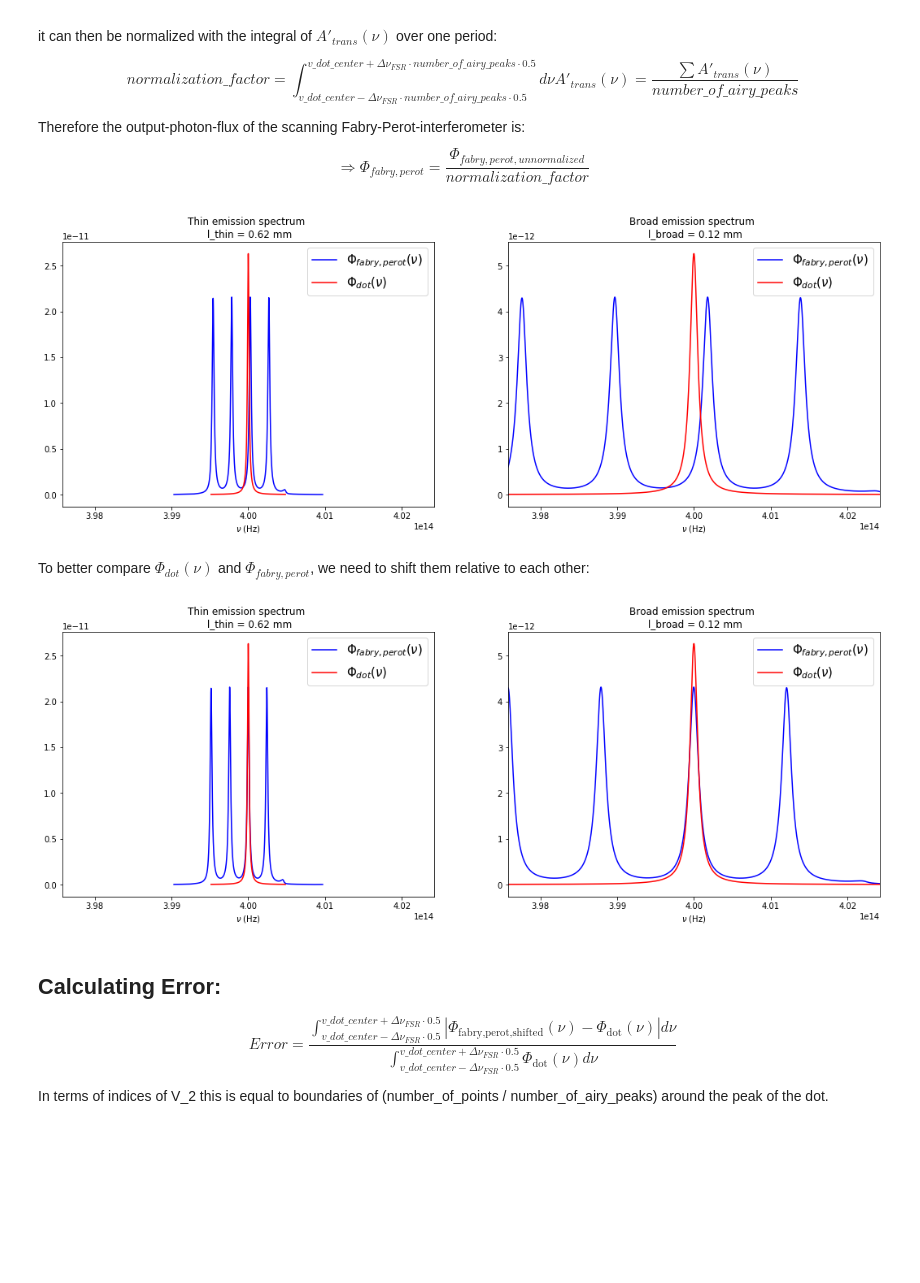
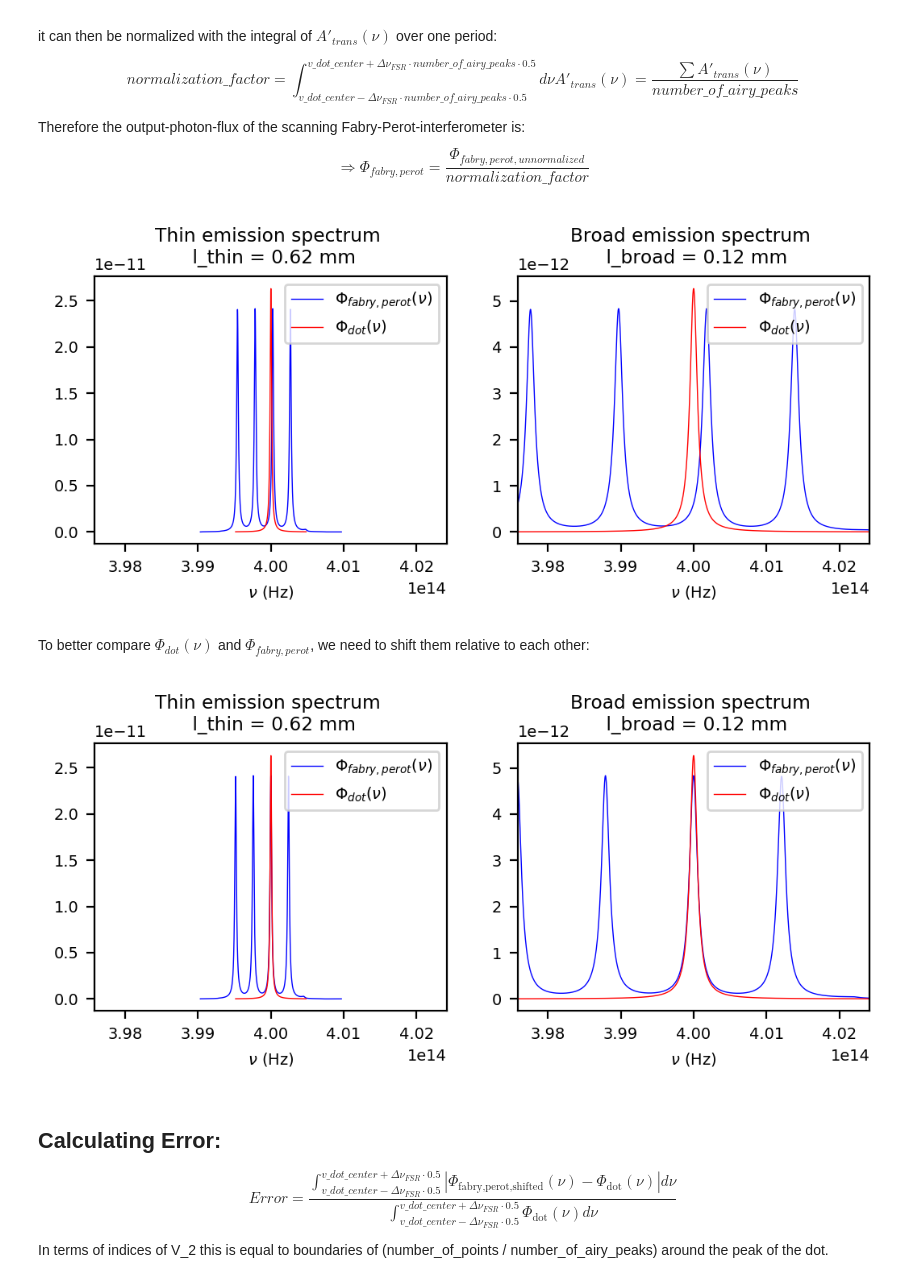
Before and after one commit to JKU-HFP/Sizing_Fabry_Perot_Interferometer, a Jupyter notebook: Sizing_Fabry_Perot_Interferometer.ipynb, the cells around one changed output. Drawn from its saved outputs; the diff is of its cells as text; code cells hidden in the pictures; blank space fills up the shorter version.

```diff
--- a/Sizing_Fabry_Perot_Interferometer.ipynb
+++ b/Sizing_Fabry_Perot_Interferometer.ipynb
@@ -10,3 +21,10 @@ warnings.simplefilter(action='ignore', category=FutureWarning)
+# %%
+plt.rcParams.update({
+    'font.size': 7,
+    'figure.dpi': 200,
+    'figure.figsize': (6.2, 2.2),
+    'lines.linewidth': 0.5,
+})
 # %% [markdown]
 # Sizing Fabry Perot Interferometer
 # %% [markdown]
@@ -19,5 +37,5 @@ ThorLab-mirrors are available with R = 93%, these should be a suitable starting
 # %%
-R_1 = R_2 = 0.93
+R_1 = R_2 = 0.97
 # %%
 v_dot_spectral_range_thin = 24.20 * 10**9
 v_dot_spectral_range_broad = 120.90 * 10**9
@@ -162,27 +182,27 @@ def calc_phi_fabry_perot(V, v_dot_center, v_dot_spectral_range, R_1, R_2, l, del
 V_2_thin, phi_fabry_perot_thin = calc_phi_fabry_perot(V_thin, v_dot_center, v_dot_spectral_range_thin, R_1, R_2, l_thin, delta_v_FSR_thin, number_of_airy_peaks)
 V_2_broad, phi_fabry_perot_broad = calc_phi_fabry_perot(V_broad, v_dot_center, v_dot_spectral_range_broad, R_1, R_2, l_broad, delta_v_FSR_broad, number_of_airy_peaks)
 # %%
-plt.figure(figsize=(18, 6))
+plt.figure()
 
 plt.subplot(1, 2, 1)
 plt.plot(V_2_thin, phi_fabry_perot_thin, "b", label=r"$\Phi_{fabry,perot}(\nu)$")
 plt.plot(V_thin, phi_dot_thin, "r" , label=r"$\Phi_{dot}(\nu)$")
 plt.xlabel(r"$\nu$ (Hz)")
 plt.xlim(v_boundaries_broad)
-plt.legend(fontsize=15)
+plt.legend()
 plt.title(f"Thin emission spectrum \n l_thin = {l_thin * 10**3:.02f} mm")
 
 plt.subplot(1, 2, 2)
 plt.plot(V_2_broad, phi_fabry_perot_broad, "b", label=r"$\Phi_{fabry,perot}(\nu)$")
 plt.plot(V_broad, phi_dot_broad, "r" , label=r"$\Phi_{dot}(\nu)$")
 plt.xlabel(r"$\nu$ (Hz)")
 plt.xlim(v_boundaries_broad)
-plt.legend(fontsize=15)
+plt.legend()
 plt.title(f"Broad emission spectrum \n l_broad = {l_broad * 10**3:.02f} mm")
 
 plt.show()
 # %% [output]
-[figure, old version]
+[figure, new version]
 # %% [markdown]
 To better compare $\Phi_{dot}(\nu)$ and $\Phi_{fabry,perot}$, we need to shift them relative to each other:
 # %%
@@ -198,14 +218,14 @@ def shift_phi_fabry_perot(phi_fabry_perot, V, V_2, phi_dot):
 phi_fabry_perot_shifted_thin, position_closest_airy_peak_thin, position_dot_peak_thin  = shift_phi_fabry_perot(phi_fabry_perot_thin, V_thin, V_2_thin, phi_dot_thin)
 phi_fabry_perot_shifted_broad, position_closest_airy_peak_broad, position_dot_peak_broad = shift_phi_fabry_perot(phi_fabry_perot_broad, V_broad, V_2_broad, phi_dot_broad)
 # %%
-plt.figure(figsize=(18, 6))
+plt.figure()
 
 plt.subplot(1, 2, 1)
 plt.plot(V_2_thin, phi_fabry_perot_shifted_thin, "b", label=r"$\Phi_{fabry,perot}(\nu)$")
 plt.plot(V_thin, phi_dot_thin, "r" , label=r"$\Phi_{dot}(\nu)$")
 plt.xlabel(r"$\nu$ (Hz)")
 plt.xlim(v_boundaries_broad)
-plt.legend(fontsize=15)
+plt.legend()
 plt.title(f"Thin emission spectrum \n l_thin = {l_thin * 10**3:.02f} mm")
 
 plt.subplot(1, 2, 2)
@@ -213,13 +233,13 @@ plt.plot(V_2_broad, phi_fabry_perot_shifted_broad, "b", label=r"$\Phi_{fabry,per
 plt.plot(V_broad, phi_dot_broad, "r" , label=r"$\Phi_{dot}(\nu)$")
 plt.xlabel(r"$\nu$ (Hz)")
 plt.xlim(v_boundaries_broad)
-plt.legend(fontsize=15)
+plt.legend()
 plt.title(f"Broad emission spectrum \n l_broad = {l_broad * 10**3:.02f} mm")
 
 
 plt.show()
 # %% [output]
-[figure, old version]
+[figure, new version]
 # %% [markdown]
 ## Calculating Error:
 
```
Also changed, not shown: parts of 13 cells of this notebook.
